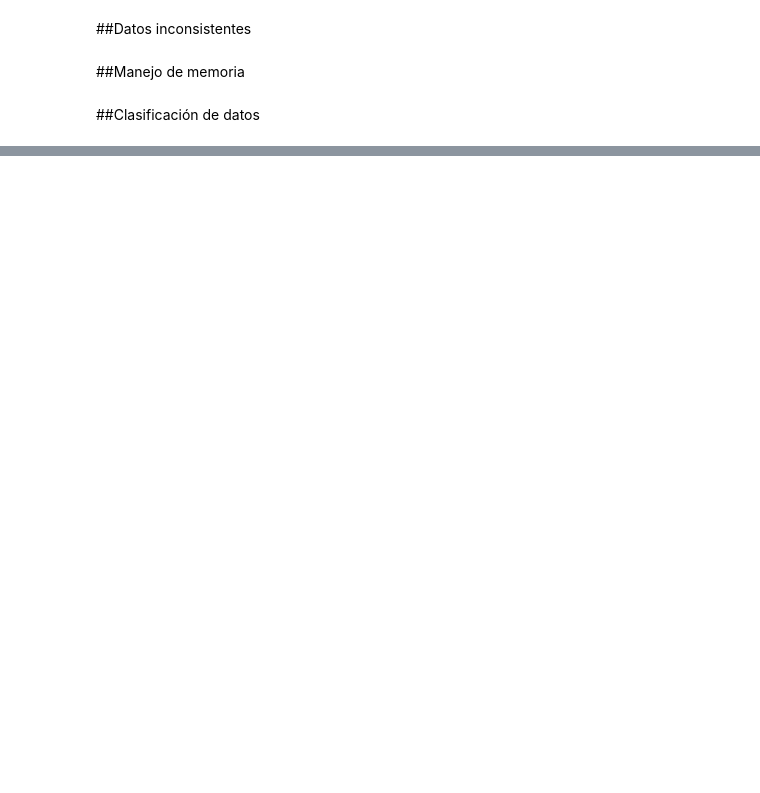
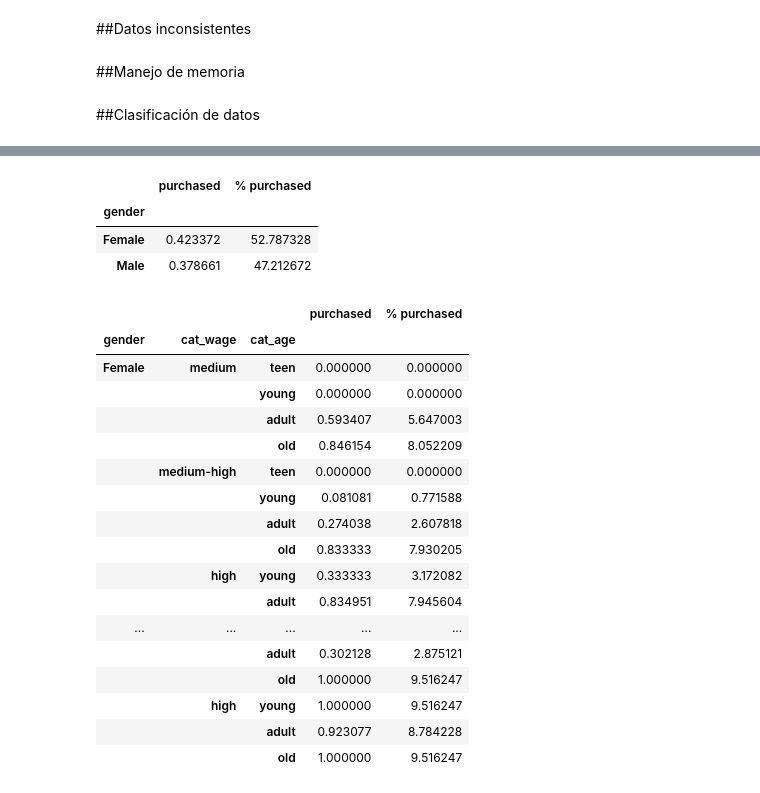
Before and after one commit to LuchoValr/Machine_Learning, a Jupyter notebook: Proyecto3.ipynb, the cells around one changed output, grey strips where cells are left out. Cells and saved outputs as stored; diff of their text form; code cells hidden in the pictures; blank space fills up the shorter version.

```diff
--- a/Proyecto3.ipynb
+++ b/Proyecto3.ipynb
@@ -220,0 +249,3 @@ data.head()
+# %%
+data['cat_wage'] = pd.cut(data.wage, bins=[0, 5000, 10000, 50000, 100000, float('Inf')], labels=['low', 'low-medium', 'medium', 'medium-high', 'high'])
+data.head()
@@ -220,0 +282,32 @@ data.head()
+# %%
+table = data.pivot_table('purchased', 'gender')
+table['% purchased'] = (table['purchased']/table['purchased'].sum())*100
+table
+# %% [output]
+|  | purchased | % purchased |
+| gender |  |  |
+| Female | 0.423372 | 52.787328 |
+| Male | 0.378661 | 47.212672 |
+# %%
+table = data.pivot_table('purchased', ['gender','cat_wage','cat_age'])
+table['% purchased'] = (table['purchased']/table['purchased'].sum())*100
+table
+# %% [output]
+|  |  |  | purchased | % purchased |
+| gender | cat_wage | cat_age |  |  |
+| Female | medium | teen | 0.000000 | 0.000000 |
+|  |  | young | 0.000000 | 0.000000 |
+|  |  | adult | 0.593407 | 5.647003 |
+|  |  | old | 0.846154 | 8.052209 |
+|  | medium-high | teen | 0.000000 | 0.000000 |
+|  |  | young | 0.081081 | 0.771588 |
+|  |  | adult | 0.274038 | 2.607818 |
+|  |  | old | 0.833333 | 7.930205 |
+|  | high | young | 0.333333 | 3.172082 |
+|  |  | adult | 0.834951 | 7.945604 |
+| ... | ... | ... | ... | ... |
+|  |  | adult | 0.302128 | 2.875121 |
+|  |  | old | 1.000000 | 9.516247 |
+|  | high | young | 1.000000 | 9.516247 |
+|  |  | adult | 0.923077 | 8.784228 |
+|  |  | old | 1.000000 | 9.516247 |
```
Also changed, not shown: parts of 15 cells of this notebook.
